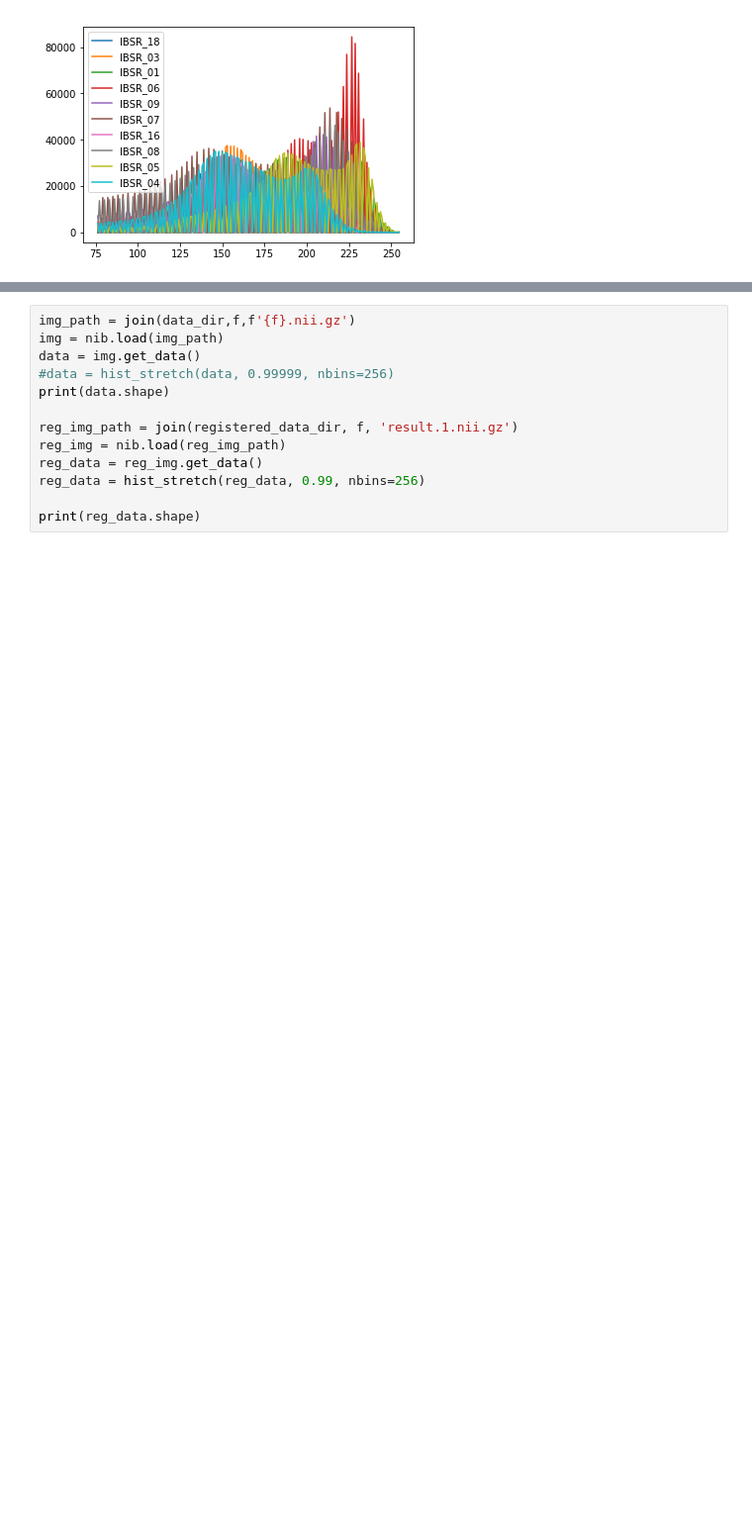
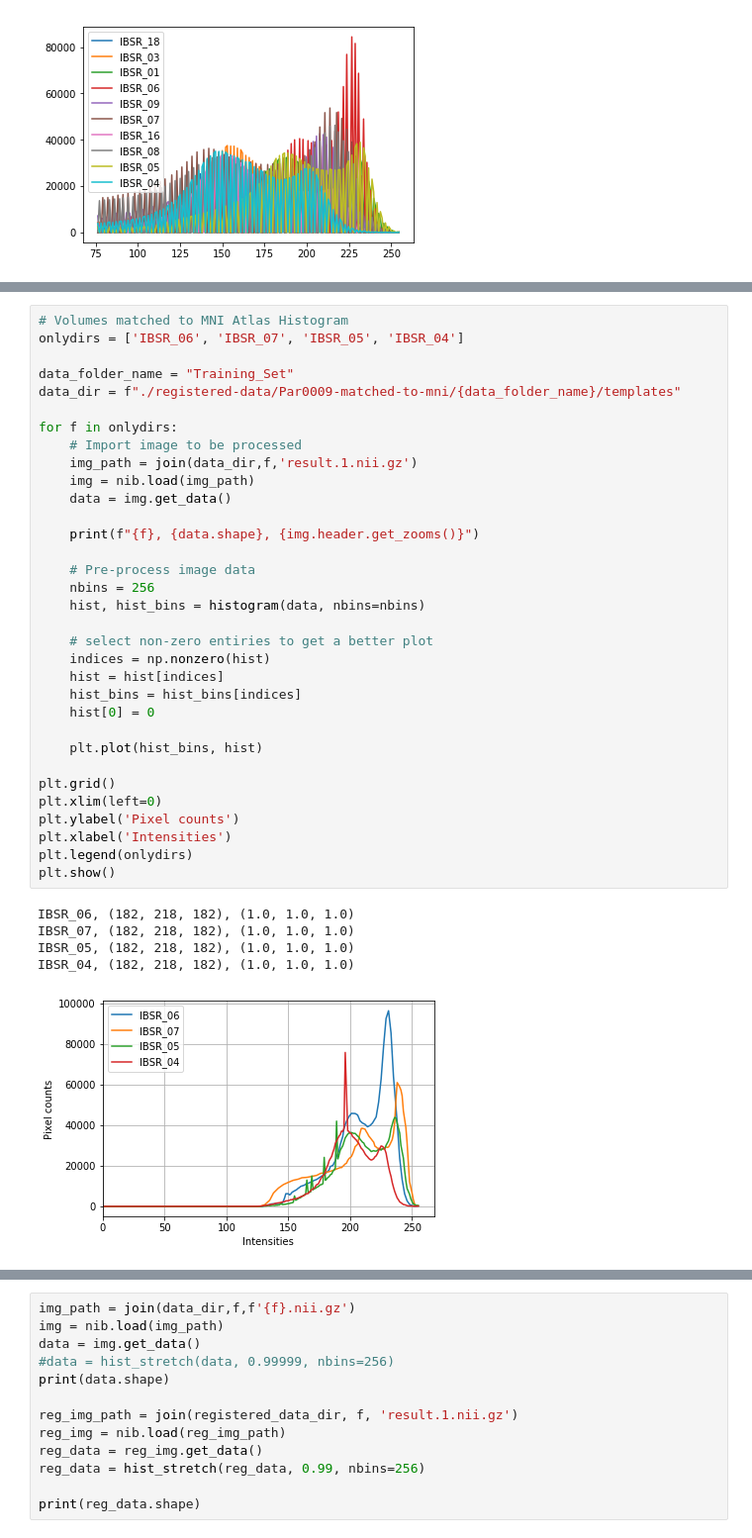
Before and after one commit to OlehKSS/misa-project, a Jupyter notebook: Pre-processing.ipynb, the cells around one changed output, grey strips where cells are left out. Shown at 99% size. Saved outputs shown, nothing was run; the diff lists cells and outputs as text; blank space fills up the shorter version.

```diff
--- a/Pre-processing.ipynb
+++ b/Pre-processing.ipynb
@@ -220,0 +297,39 @@ IBSR_04, (182, 218, 182), (1.0, 1.0, 1.0)
+# %%
+# Volumes matched to MNI Atlas Histogram
+onlydirs = ['IBSR_06', 'IBSR_07', 'IBSR_05', 'IBSR_04']
+
+data_folder_name = "Training_Set"
+data_dir = f"./registered-data/Par0009-matched-to-mni/{data_folder_name}/templates"
+
+for f in onlydirs:
+    # Import image to be processed
+    img_path = join(data_dir,f,'result.1.nii.gz')
+    img = nib.load(img_path)
+    data = img.get_data()
+
+    print(f"{f}, {data.shape}, {img.header.get_zooms()}")
+
+    # Pre-process image data
+    nbins = 256
+    hist, hist_bins = histogram(data, nbins=nbins)
+
+    # select non-zero entiries to get a better plot
+    indices = np.nonzero(hist)
+    hist = hist[indices]
+    hist_bins = hist_bins[indices]
+    hist[0] = 0
+
+    plt.plot(hist_bins, hist)
+
+plt.grid()
+plt.xlim(left=0)
+plt.ylabel('Pixel counts')
+plt.xlabel('Intensities')
+plt.legend(onlydirs)
+plt.show()
+# %% [output]
+IBSR_06, (182, 218, 182), (1.0, 1.0, 1.0)
+IBSR_07, (182, 218, 182), (1.0, 1.0, 1.0)
+IBSR_05, (182, 218, 182), (1.0, 1.0, 1.0)
+IBSR_04, (182, 218, 182), (1.0, 1.0, 1.0)
+[figure, added]
```
Also changed, not shown: parts of 8 cells of this notebook, 3 other files.
